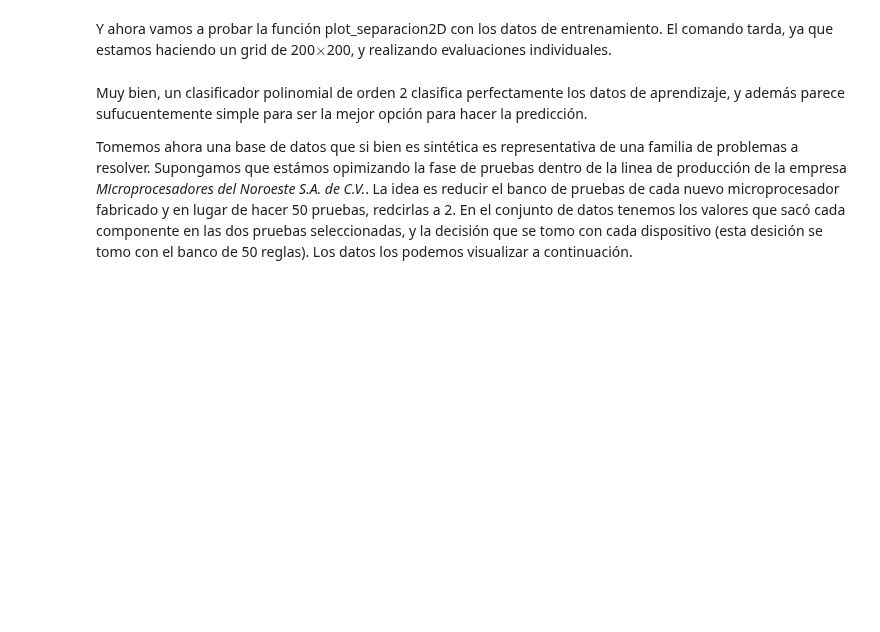
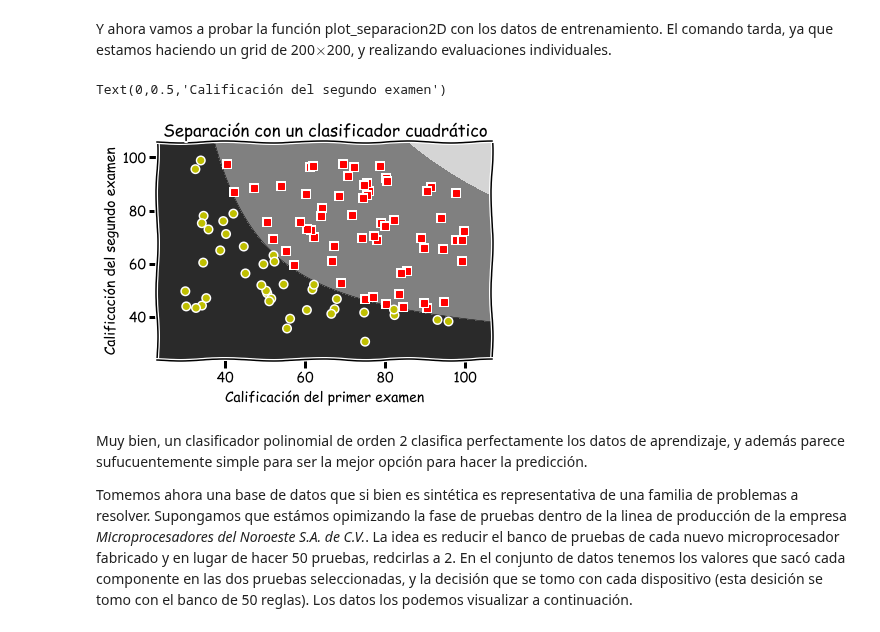
Before and after one commit to IA-UNISON/tarea07-aprendizaje-supervisado, a Jupyter notebook: libretas/logistica.ipynb, the cells around one changed output. Cells and saved outputs as stored; diff of their text form; code cells hidden in the pictures; blank space fills up the shorter version.

```diff
--- a/libretas/logistica.ipynb
+++ b/libretas/logistica.ipynb
@@ -387,6 +402,6 @@ plt.ylabel('error')
 # %%
 # Por último se hace el aprendizaje con el epsilon seleccionado
-epsilon = # <--- Completa el código ----
-w_2, _ = descenso(phi_x, y, epsilon, max_iter = int(1e6))
-print("Los pesos obtenidos son: \n{}".format(w_lotes))
+epsilon = 2e-6# <--- Completa el código ----
+w_2, _ = descenso(phi_x, y, epsilon, max_iter = int(1e7))
+print("Los pesos obtenidos son: \n{}".format(w_2))
 print("El valor final de la función de error en muestra es: {}".format(error_muestra(w_2, phi_x, y)))
@@ -428,10 +452,13 @@ def plot_separacion2D(x, y, grado, theta_phi):
 # %% [markdown]
 Y ahora vamos a probar la función plot_separacion2D con los datos de entrenamiento. El comando tarda, ya que estamos haciendo un grid de 200$\times$200, y realizando evaluaciones individuales.
 # %%
-plot_separacion2D(x, y, 2, res.x.reshape(-1,1))
+plot_separacion2D(x, y, 2, w_2)
 plt.title(u"Separación con un clasificador cuadrático")
 plt.xlabel(u"Calificación del primer examen")
 plt.ylabel(u"Calificación del segundo examen")
+# %% [output]
+Text(0,0.5,'Calificación del segundo examen')
+[figure, added]
 # %% [markdown]
 Muy bien, un clasificador polinomial de orden 2 clasifica perfectamente los datos de aprendizaje, y además parece sufucuentemente simple para ser la mejor opción para hacer la predicción.
 
```
Also changed, not shown: parts of 16 cells of this notebook, 2 other files.
